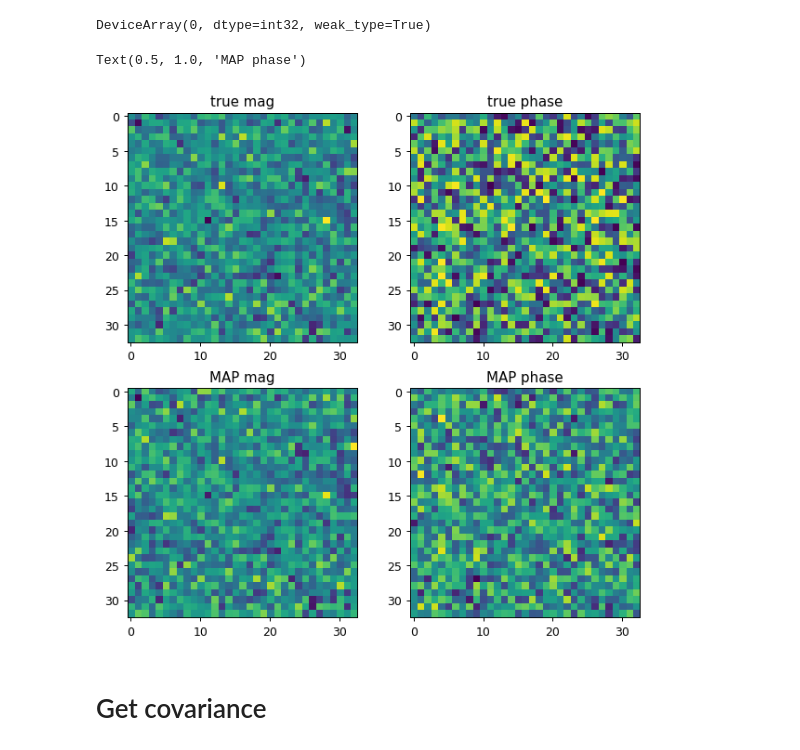
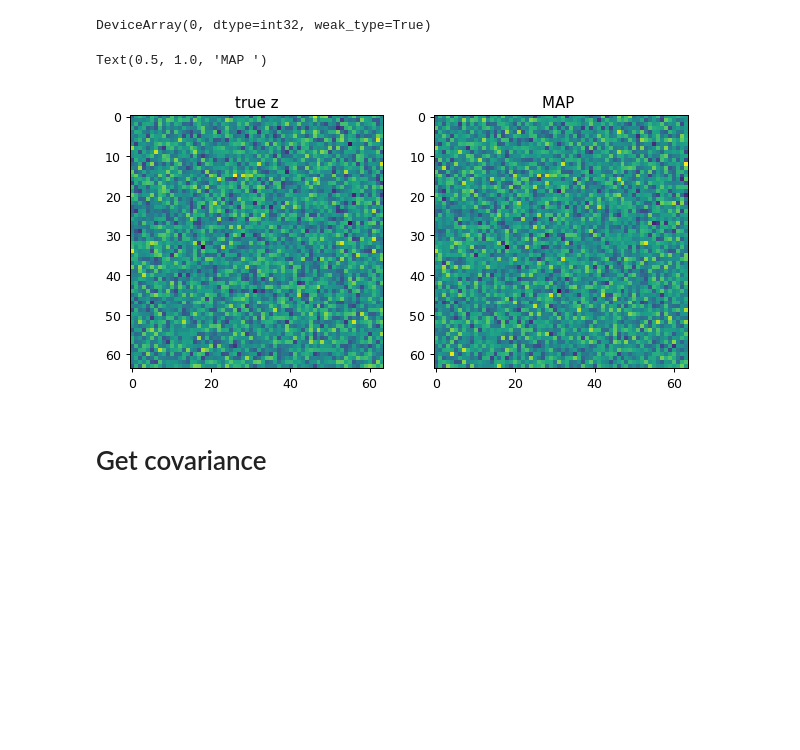
Before and after one commit to marius311/muse-wl, a Jupyter notebook: TestMuse.ipynb, the cells around one changed output. Drawn from its saved outputs; the diff is of its cells as text; code cells hidden in the pictures; blank space fills up the shorter version.

Commit message:
Updating notebook to new model

```diff
--- a/TestMuse.ipynb
+++ b/TestMuse.ipynb
@@ -94,12 +90,9 @@ colorbar()
 def log_likelihood(x, z, theta):
   oc = theta[0]
   s8 = theta[1]
-  mag = z[0]
-  pha = z[1]
 
   cond_model = condition(model, {'omega_c': oc, 'sigma_8': s8, 'x': x,
-                                 'gauss_hermitian_mag': mag,
-                                 'gauss_hermitian_pha': pha})
+                                 'z': z})
   model_trace = trace(cond_model).get_trace()
 
   return model_trace['x']['fn'].log_prob(model_trace['x']['value'])
@@ -108,9 +101,8 @@ def log_likelihood(x, z, theta):
 def log_prior(theta):
   oc = theta[0]
   s8 = theta[1]
-  log_prob = dist.Normal(0.3, 0.05).log_prob(oc) + dist.Normal(0.8, 0.05).log_prob(s8)
+  log_prob = dist.Normal(0., 1.).log_prob(oc) + dist.Normal(0., 1.).log_prob(s8)
   return log_prob
-
 
 @jax.jit
 def sample(theta, key):
@@ -118,8 +110,7 @@ def sample(theta, key):
   s8 = theta[1]
   cond_model = condition(seed(model, key), {'omega_c': oc, 'sigma_8': s8})
   model_trace = trace(cond_model).get_trace()
-  return model_trace['x']['value'], (model_trace['gauss_hermitian_mag']['value'],
-                                      model_trace['gauss_hermitian_pha']['value'])
+  return model_trace['x']['value'], model_trace['z']['value']
 # %%
 class LensingProblem(JittableJaxMuseProblem):
 
@@ -132,7 +123,7 @@ class LensingProblem(JittableJaxMuseProblem):
     def logPrior(self, θ):
         return log_prior(θ)
 # %%
-θ_true = 0.27, 0.77
+θ_true = 0., 0.
 # %%
 prob = LensingProblem()
 (x, z) = prob.sample_x_z(jax.random.PRNGKey(0), θ_true)
@@ -153,21 +144,15 @@ MAP.history.status
 DeviceArray(0, dtype=int32, weak_type=True)
 # %%
 figure(figsize=(8,8))
-subplot(221)
-imshow(z[0])
-title("true mag")
-subplot(222)
-imshow(z[1])
-title("true phase")
-subplot(223)
-imshow(MAP.z[0])
-title("MAP mag")
-subplot(224)
-imshow(MAP.z[1])
-title("MAP phase")
+subplot(121)
+imshow(z)
+title("true z")
+subplot(122)
+imshow(MAP.z)
+title("MAP ")
 # %% [output]
-Text(0.5, 1.0, 'MAP phase')
+Text(0.5, 1.0, 'MAP ')
-[figure, old version]
+[figure, new version]
 # %% [markdown]
 # Get covariance
 # %% [markdown]
```
Also changed, not shown: parts of 10 cells of this notebook.
